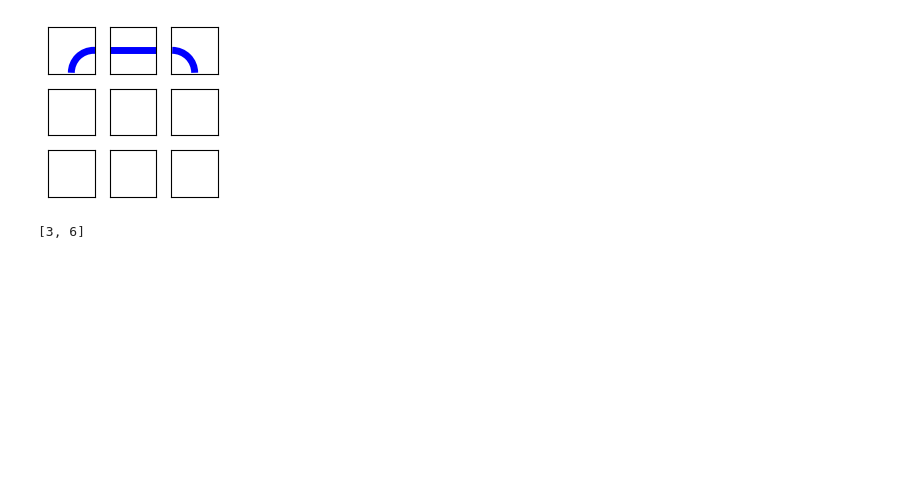
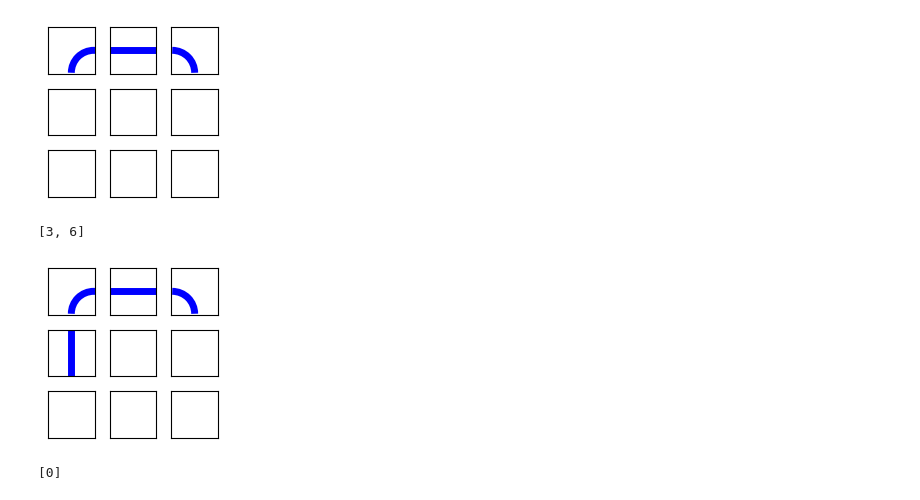
Before and after one commit to andrew-tawfeek/wild_knots, a Jupyter notebook: Random_Testing.ipynb, the cells around one changed output. Drawn from its saved outputs; the diff is of its cells as text; code cells hidden in the pictures; blank space fills up the shorter version.

```diff
--- a/Random_Testing.ipynb
+++ b/Random_Testing.ipynb
@@ -36,7 +36,7 @@ W.potential_tiles(0,0)
 # %% [output]
 [0, 2]
 # %%
-M[0,0] = 2; W = Mosaic(M); W.show()
+M[0,0] = 2; W = Mosaic(M); W.show(2)
 # %% [output]
 [figure]
 # %%
@@ -44,7 +44,7 @@ W.potential_tiles(0,1)
 # %% [output]
 [1, 5]
 # %%
-M[0,1] = 5; W = Mosaic(M); W.show()
+M[0,1] = 5; W = Mosaic(M); W.show(2)
 # %% [output]
 [figure]
 # %%
@@ -55,3 +55,11 @@ M[0,2] = 1; W = Mosaic(M); W.show(2)
 W.potential_tiles(1,0)
 # %% [output]
 [3, 6]
+# %%
+M[1,0] = 6; W = Mosaic(M); W.show(2)
+# %% [output]
+[figure, added]
+# %%
+W.potential_tiles(1,1)
+# %% [output]
+[0]
```
Also changed, not shown: parts of 5 cells of this notebook, 1 other file.
